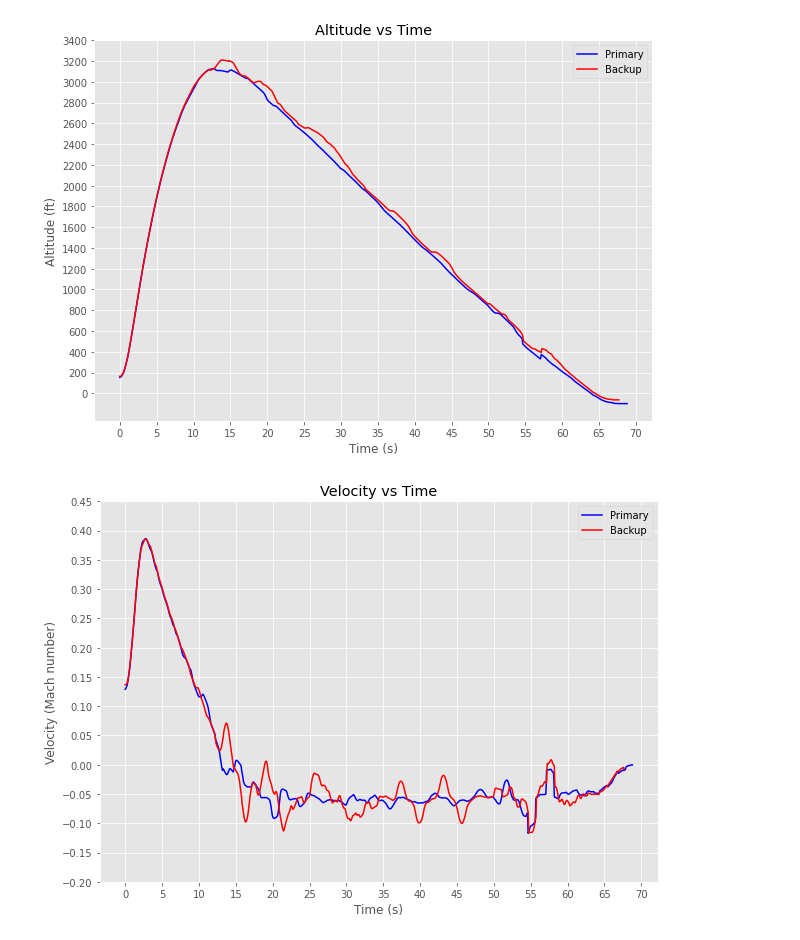
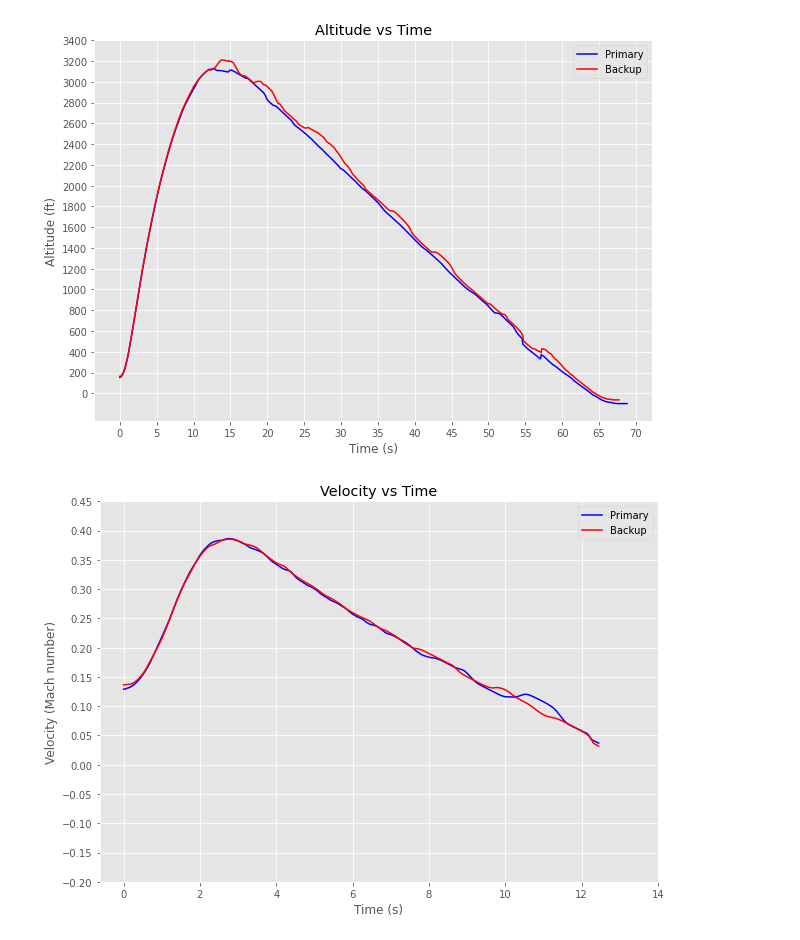
Before and after one commit to NUSTARS/launch-vehicle, a Jupyter notebook: plotting.ipynb, the cells around one changed output. Saved outputs shown, nothing was run; the diff lists cells and outputs as text; code cells hidden in the pictures.

```diff
--- a/plotting.ipynb
+++ b/plotting.ipynb
@@ -24,18 +33,18 @@ vel_primary = [i * 0.000889 for i in vel_primary] # convert fps to mach number
 vel_backup = [i * 0.000889 for i in vel_backup]
 
 # Cut off the bad stuff
-# t_vel_primary = t_vel_primary[0:300]
-# t_vel_backup = t_vel_backup[0:300]
-# vel_primary = vel_primary[0:300]
-# vel_backup = vel_backup[0:300]
+t_vel_primary = t_vel_primary[0:250]
+t_vel_backup = t_vel_backup[0:250]
+vel_primary = vel_primary[0:250]
+vel_backup = vel_backup[0:250]
 # %%
 fig, ax = plt.subplots(figsize=(10,7))
 ax.plot(t_vel_primary,vel_primary,"-b",label="Primary")
 ax.plot(t_vel_backup,vel_backup,"-r",label="Backup")
 ax.set(title="Velocity vs Time",xlabel="Time (s)",ylabel= "Velocity (Mach number)")
 ax.legend()
 plt.yticks(np.arange(-0.2,0.5,0.05))
-plt.xticks(np.arange(0,75,5))
+plt.xticks(np.arange(0,16,2))
 plt.show()
 # %% [output]
-[figure, old version]
+[figure, new version]
```
Also changed, not shown: parts of 2 cells of this notebook, 4 other files.
